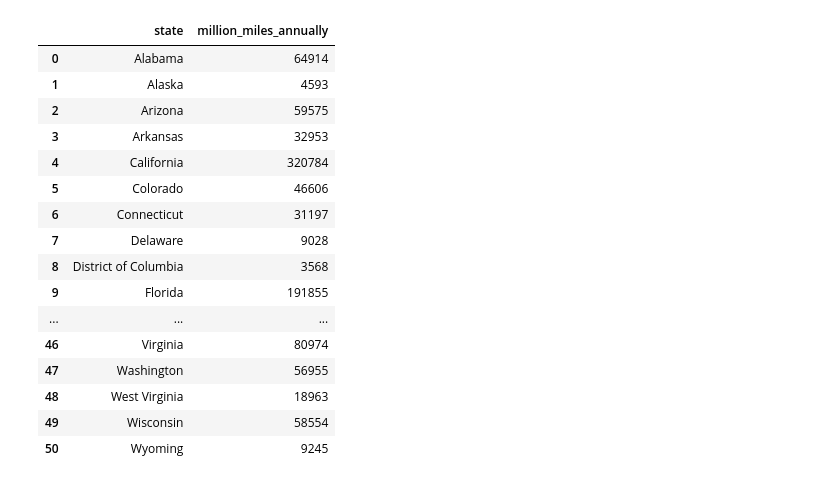
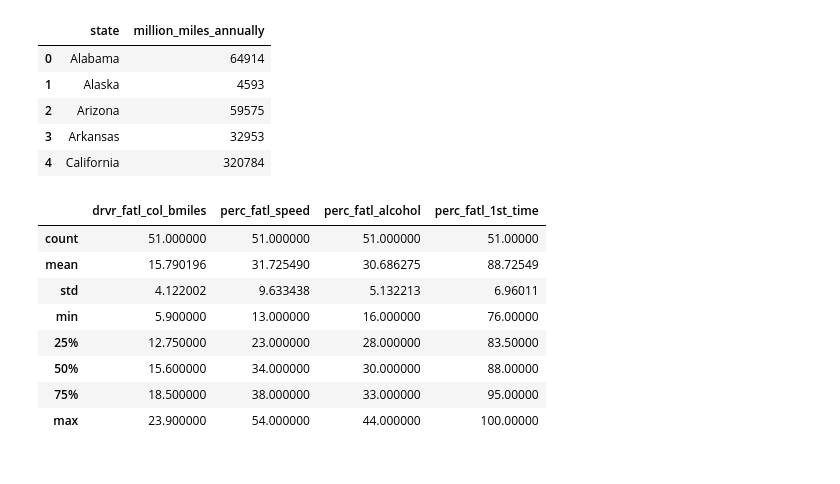
Before and after one commit to pavi-ninjaac/Data_Science_internship_program_Technocolaps_July2020, a Jupyter notebook: Final_project/final_project_technocolaps_ds.ipynb, the cells around one changed output. Saved outputs shown, nothing was run; the diff lists cells and outputs as text; code cells hidden in the pictures.

```diff
--- a/Final_project/final_project_technocolaps_ds.ipynb
+++ b/Final_project/final_project_technocolaps_ds.ipynb
@@ -30,21 +19,23 @@ read_accident_data
 # %%
 mile_der_data=pd.read_csv(r'F:\internship2020_kaggle\final_project\miles-driven.csv',sep='|')
-mile_der_data
+mile_der_data.head()
 # %% [output]
 |  | state | million_miles_annually |
 | 0 | Alabama | 64914 |
 | 1 | Alaska | 4593 |
 | 2 | Arizona | 59575 |
 | 3 | Arkansas | 32953 |
 | 4 | California | 320784 |
-| 5 | Colorado | 46606 |
-| 6 | Connecticut | 31197 |
-| 7 | Delaware | 9028 |
-| 8 | District of Columbia | 3568 |
-| 9 | Florida | 191855 |
-| ... | ... | ... |
-| 46 | Virginia | 80974 |
-| 47 | Washington | 56955 |
-| 48 | West Virginia | 18963 |
-| 49 | Wisconsin | 58554 |
-| 50 | Wyoming | 9245 |
+# %%
+# some statistical summary
+read_accident_data.describe()
+# %% [output]
+|  | drvr_fatl_col_bmiles | perc_fatl_speed | perc_fatl_alcohol | perc_fatl_1st_time |
+| count | 51.000000 | 51.000000 | 51.000000 | 51.00000 |
+| mean | 15.790196 | 31.725490 | 30.686275 | 88.72549 |
+| std | 4.122002 | 9.633438 | 5.132213 | 6.96011 |
+| min | 5.900000 | 13.000000 | 16.000000 | 76.00000 |
+| 25% | 12.750000 | 23.000000 | 28.000000 | 83.50000 |
+| 50% | 15.600000 | 34.000000 | 30.000000 | 88.00000 |
+| 75% | 18.500000 | 38.000000 | 33.000000 | 95.00000 |
+| max | 23.900000 | 54.000000 | 44.000000 | 100.00000 |
```
Also changed, not shown: parts of 2 cells of this notebook.
